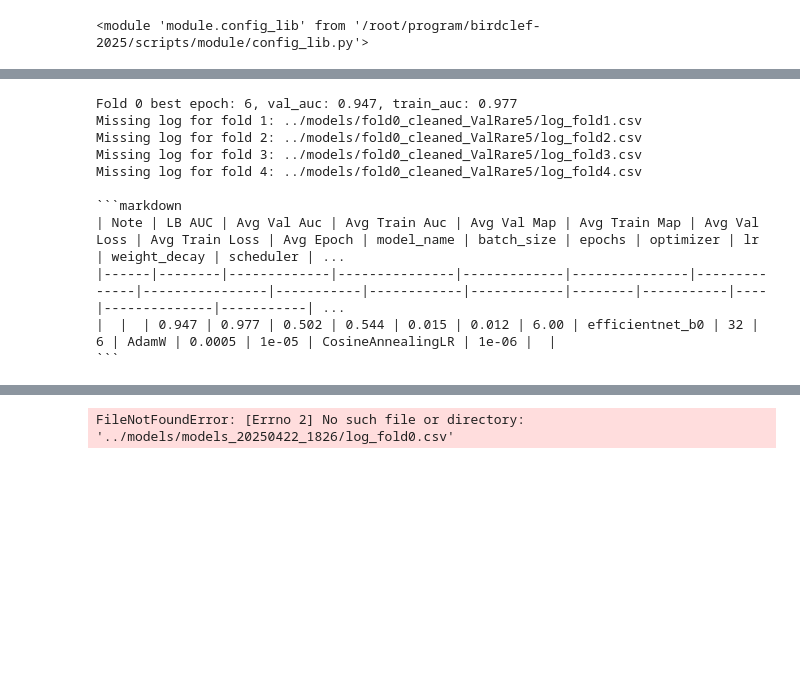
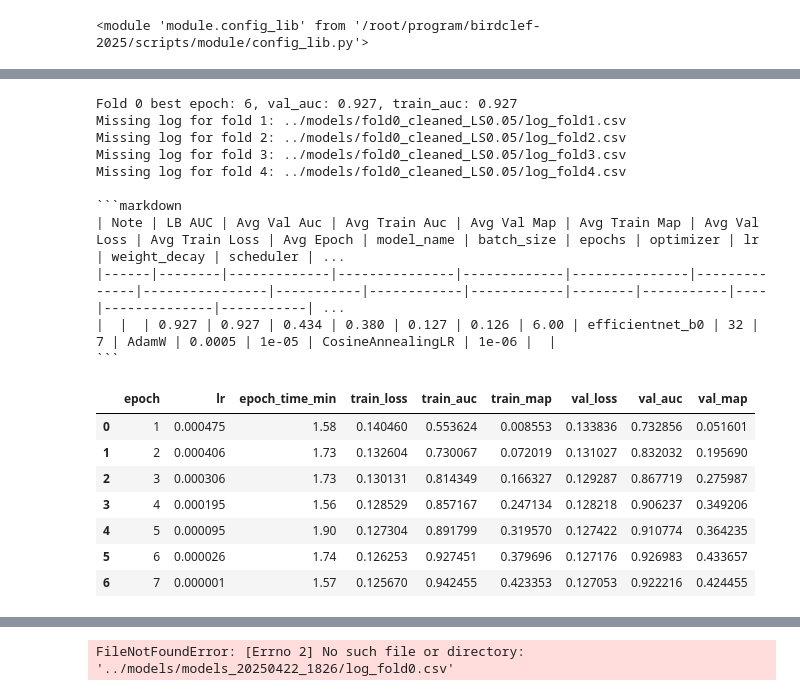
Before and after one commit to junya737/birdclef-2025, a Jupyter notebook: scripts/training.ipynb, the cells around one changed output, grey strips where cells are left out. Cells and saved outputs as stored; diff of their text form; code cells hidden in the pictures; blank space fills up the shorter version.

````diff
--- a/scripts/training.ipynb
+++ b/scripts/training.ipynb
@@ -617,6 +580,6 @@ Training complete!
 # %%
 import os
-model_dir_name = "fold0_cleaned_ValRare5"
+model_dir_name = "fold0_cleaned_LS0.05"
 model_dir = os.path.join(cfg.models_dir, model_dir_name)
 
 # スコア格納辞書（foldごとの記録）
@@ -656,37 +619,46 @@ for key, values in score_lists.items():
         score_means[display_key] = f"{avg:.3f}"
 
 # config.csv 読み込み
 config_path = os.path.join(model_dir, "config.csv")
 config_df = pd.read_csv(config_path)
 
 important_keys = [
     'model_name','batch_size', 'epochs',
     'optimizer', 'lr', 'weight_decay', 'scheduler', 'min_lr', "tta",
 ]
 
 # config情報の統合
 config_dict = {"Note": "", "LB AUC": "", **score_means }
 for key in important_keys:
     value = config_df.loc[config_df['key'] == key, 'value'].values
     config_dict[key] = value[0] if len(value) > 0 else ""
 
 # Markdown出力
 all_keys = list(config_dict.keys())
 print("\n```markdown")
 print("| " + " | ".join(all_keys) + " |")
 print("|" + "|".join(["-" * (len(k)+2) for k in all_keys]) + "|")
 print("| " + " | ".join(str(config_dict[k]) for k in all_keys) + " |")
 print("```")
+df
 # %% [output]
-Fold 0 best epoch: 6, val_auc: 0.947, train_auc: 0.977
-Missing log for fold 1: ../models/fold0_cleaned_ValRare5/log_fold1.csv
-Missing log for fold 2: ../models/fold0_cleaned_ValRare5/log_fold2.csv
-Missing log for fold 3: ../models/fold0_cleaned_ValRare5/log_fold3.csv
-Missing log for fold 4: ../models/fold0_cleaned_ValRare5/log_fold4.csv
+Fold 0 best epoch: 6, val_auc: 0.927, train_auc: 0.927
+Missing log for fold 1: ../models/fold0_cleaned_LS0.05/log_fold1.csv
+Missing log for fold 2: ../models/fold0_cleaned_LS0.05/log_fold2.csv
+Missing log for fold 3: ../models/fold0_cleaned_LS0.05/log_fold3.csv
+Missing log for fold 4: ../models/fold0_cleaned_LS0.05/log_fold4.csv
 
 ```markdown
 | Note | LB AUC | Avg Val Auc | Avg Train Auc | Avg Val Map | Avg Train Map | Avg Val Loss | Avg Train Loss | Avg Epoch | model_name | batch_size | epochs | optimizer | lr | weight_decay | scheduler | ...
 |------|--------|-------------|---------------|-------------|---------------|--------------|----------------|-----------|------------|------------|--------|-----------|----|--------------|-----------| ...
-|  |  | 0.947 | 0.977 | 0.502 | 0.544 | 0.015 | 0.012 | 6.00 | efficientnet_b0 | 32 | 6 | AdamW | 0.0005 | 1e-05 | CosineAnnealingLR | 1e-06 |  |
+|  |  | 0.927 | 0.927 | 0.434 | 0.380 | 0.127 | 0.126 | 6.00 | efficientnet_b0 | 32 | 7 | AdamW | 0.0005 | 1e-05 | CosineAnnealingLR | 1e-06 |  |
 ```
+|  | epoch | lr | epoch_time_min | train_loss | train_auc | train_map | val_loss | val_auc | val_map |
+| 0 | 1 | 0.000475 | 1.58 | 0.140460 | 0.553624 | 0.008553 | 0.133836 | 0.732856 | 0.051601 |
+| 1 | 2 | 0.000406 | 1.73 | 0.132604 | 0.730067 | 0.072019 | 0.131027 | 0.832032 | 0.195690 |
+| 2 | 3 | 0.000306 | 1.73 | 0.130131 | 0.814349 | 0.166327 | 0.129287 | 0.867719 | 0.275987 |
+| 3 | 4 | 0.000195 | 1.56 | 0.128529 | 0.857167 | 0.247134 | 0.128218 | 0.906237 | 0.349206 |
+| 4 | 5 | 0.000095 | 1.90 | 0.127304 | 0.891799 | 0.319570 | 0.127422 | 0.910774 | 0.364235 |
+| 5 | 6 | 0.000026 | 1.74 | 0.126253 | 0.927451 | 0.379696 | 0.127176 | 0.926983 | 0.433657 |
+| 6 | 7 | 0.000001 | 1.57 | 0.125670 | 0.942455 | 0.423353 | 0.127053 | 0.922216 | 0.424455 |
 # %%
````
Also changed, not shown: parts of 4 cells of this notebook, 1 other file.
